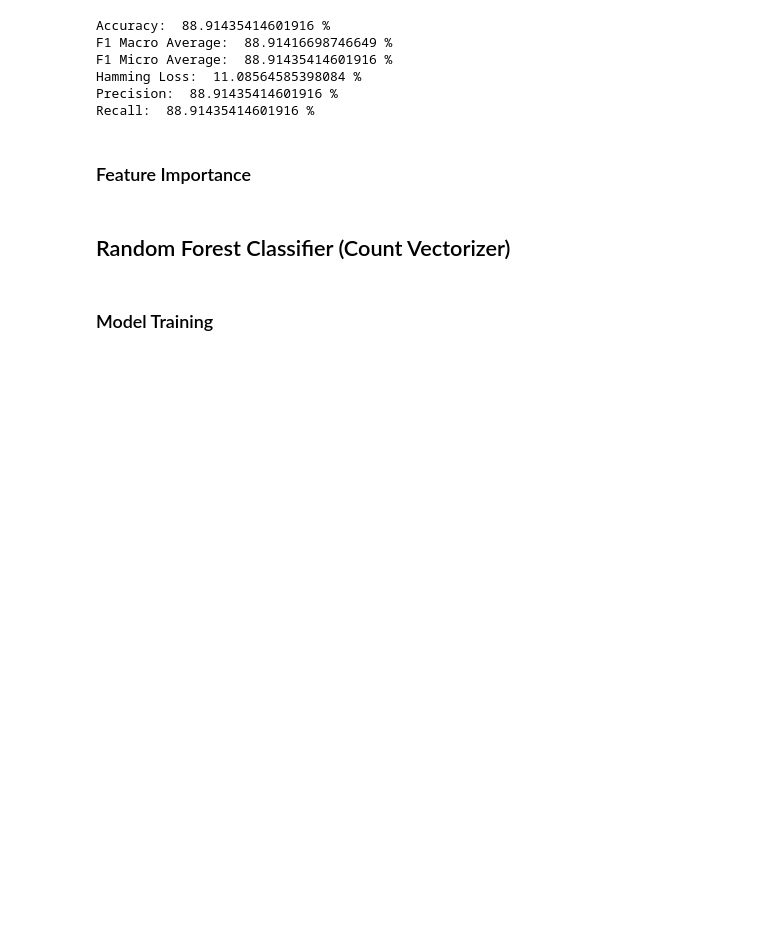
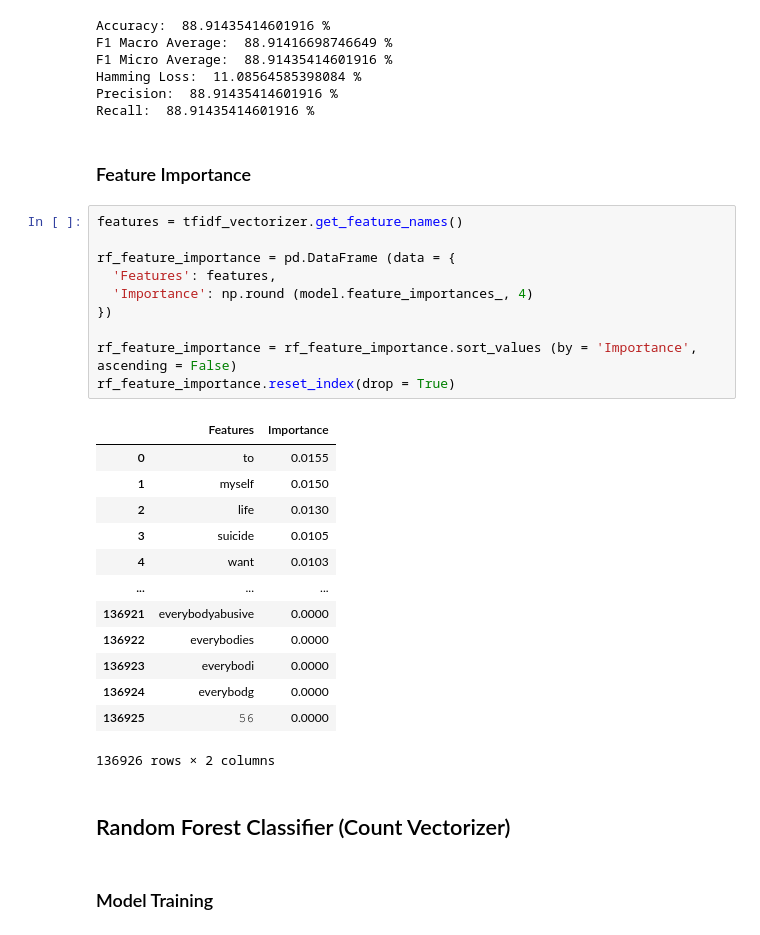
Before and after one commit to francheska-vicente/data103-project, a Jupyter notebook: ModelingPT2.ipynb, the cells around one changed output. Saved outputs shown, nothing was run; the diff lists cells and outputs as text; blank space fills up the shorter version.

```diff
--- a/ModelingPT2.ipynb
+++ b/ModelingPT2.ipynb
@@ -719,6 +820,30 @@ Precision:  88.91435414601916 %
 Recall:  88.91435414601916 %
 # %% [markdown]
 ### Feature Importance
+# %%
+features = tfidf_vectorizer.get_feature_names()
+
+rf_feature_importance = pd.DataFrame (data = {
+  'Features': features,
+  'Importance': np.round (model.feature_importances_, 4)
+})
+
+rf_feature_importance = rf_feature_importance.sort_values (by = 'Importance', ascending = False)
+rf_feature_importance.reset_index(drop = True)
+# %% [output]
+|  | Features | Importance |
+| 0 | to | 0.0155 |
+| 1 | myself | 0.0150 |
+| 2 | life | 0.0130 |
+| 3 | suicide | 0.0105 |
+| 4 | want | 0.0103 |
+| ... | ... | ... |
+| 136921 | everybodyabusive | 0.0000 |
+| 136922 | everybodies | 0.0000 |
+| 136923 | everybodi | 0.0000 |
+| 136924 | everybodg | 0.0000 |
+| 136925 | 𝟻𝟼 | 0.0000 |
+136926 rows × 2 columns
 # %% [markdown]
 ## Random Forest Classifier (Count Vectorizer)
 # %% [markdown]
```
Also changed, not shown: parts of 12 cells of this notebook.
